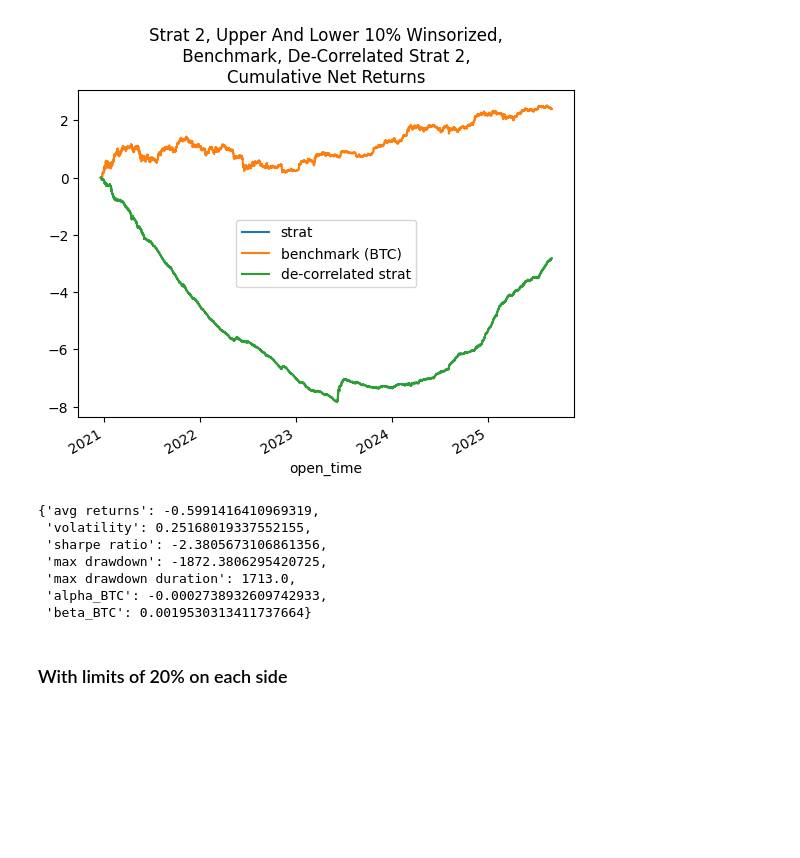
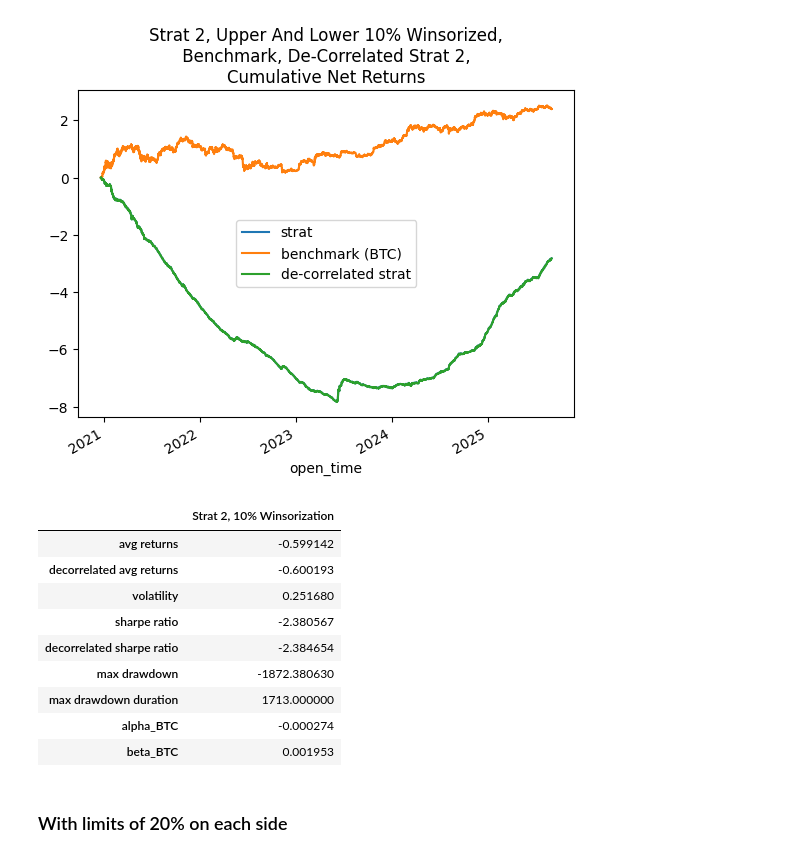
Before and after one commit to wbchristerson/crypto-strategies, a Jupyter notebook: simple_reversal.ipynb, the cells around one changed output. Saved outputs shown, nothing was run; the diff lists cells and outputs as text; code cells hidden in the pictures; blank space fills up the shorter version.

```diff
--- a/simple_reversal.ipynb
+++ b/simple_reversal.ipynb
@@ -297,15 +303,18 @@ graph_df.cumsum().plot(title = "Strat 2, Upper And Lower 10% Winsorized,\n Bench
 <Axes: title={'center': 'Strat 2, Upper And Lower 10% Winsorized,\n Benchmark, De-Correlated Strat 2, \nCumulative Net Returns'}, xlabel='open_time'>
 [figure]
 # %%
-get_strategy_stats(net_returns, 4, px)
+pd.Series(get_strategy_stats(net_returns, 4, px), name="Strat 2, 10% Winsorization").to_frame()
 # %% [output]
-{'avg returns': -0.5991416410969319,
- 'volatility': 0.25168019337552155,
- 'sharpe ratio': -2.3805673106861356,
- 'max drawdown': -1872.3806295420725,
- 'max drawdown duration': 1713.0,
- 'alpha_BTC': -0.0002738932609742933,
- 'beta_BTC': 0.0019530313411737664}
+|  | Strat 2, 10% Winsorization |
+| avg returns | -0.599142 |
+| decorrelated avg returns | -0.600193 |
+| volatility | 0.251680 |
+| sharpe ratio | -2.380567 |
+| decorrelated sharpe ratio | -2.384654 |
+| max drawdown | -1872.380630 |
+| max drawdown duration | 1713.000000 |
+| alpha_BTC | -0.000274 |
+| beta_BTC | 0.001953 |
 # %% [markdown]
 ### With limits of 20% on each side
 # %%
```
Also changed, not shown: parts of 37 cells of this notebook, 2 other files.
